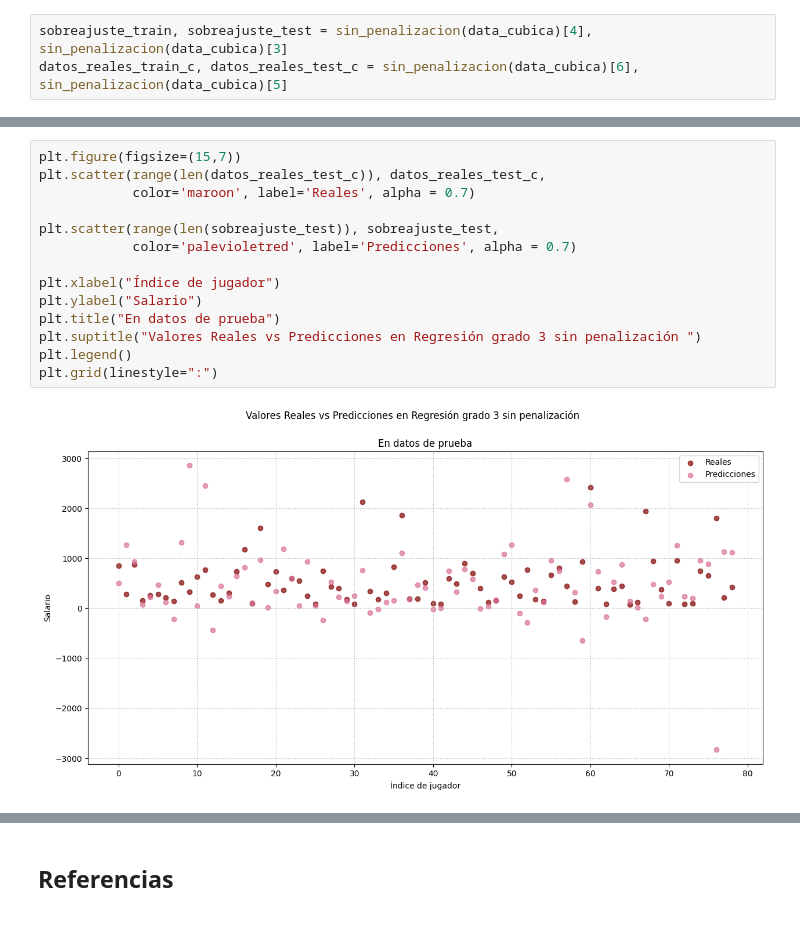
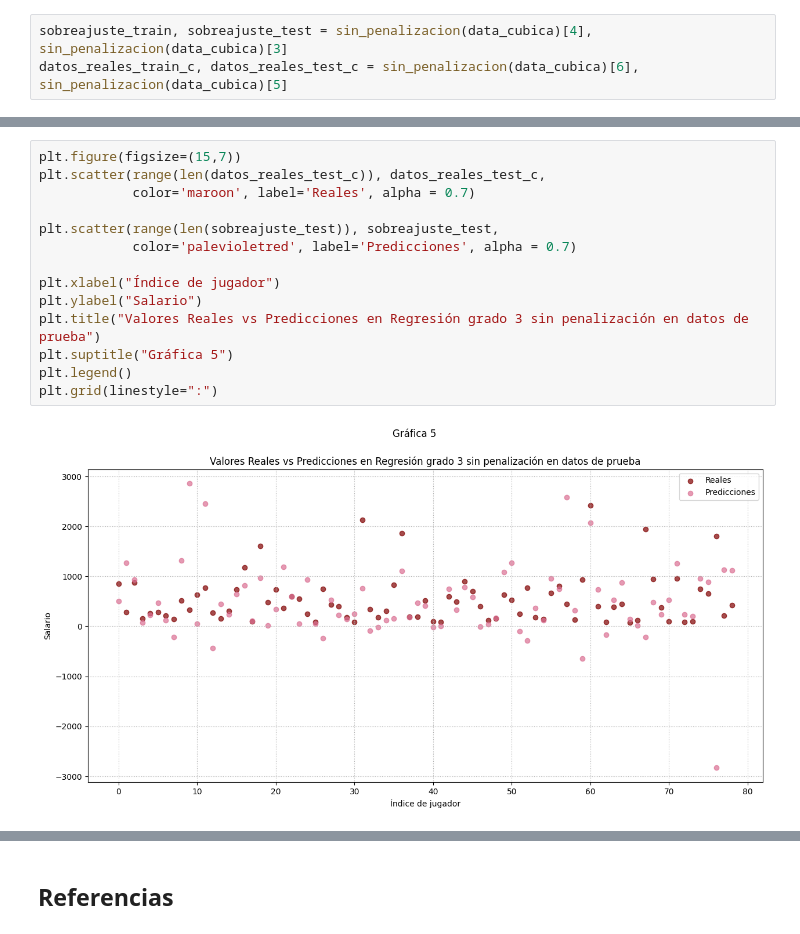
Before and after one commit to AnaSofiaHinojosa/Proyecto1LabAprEstadistico, a Jupyter notebook: Proyecto1.ipynb, the cells around one changed output, grey strips where cells are left out. Drawn from its saved outputs; the diff is of its cells as text.

```diff
--- a/Proyecto1.ipynb
+++ b/Proyecto1.ipynb
@@ -893,19 +903,19 @@ plt.grid(linestyle=":")
 # %%
 plt.figure(figsize=(15,7))
 plt.scatter(range(len(datos_reales_test_c)), datos_reales_test_c,
             color='maroon', label='Reales', alpha = 0.7)
 
 plt.scatter(range(len(sobreajuste_test)), sobreajuste_test,
             color='palevioletred', label='Predicciones', alpha = 0.7)
 
 plt.xlabel("Índice de jugador")
 plt.ylabel("Salario")
-plt.title("En datos de prueba")
-plt.suptitle("Valores Reales vs Predicciones en Regresión grado 3 sin penalización ")
+plt.title("Valores Reales vs Predicciones en Regresión grado 3 sin penalización en datos de prueba")
+plt.suptitle("Gráfica 5")
 plt.legend()
 plt.grid(linestyle=":")
 # %% [output]
-[figure, old version]
+[figure, new version]
 # %% [markdown]
 ## Conclusiones
 
```
Also changed, not shown: parts of 24 cells of this notebook.
